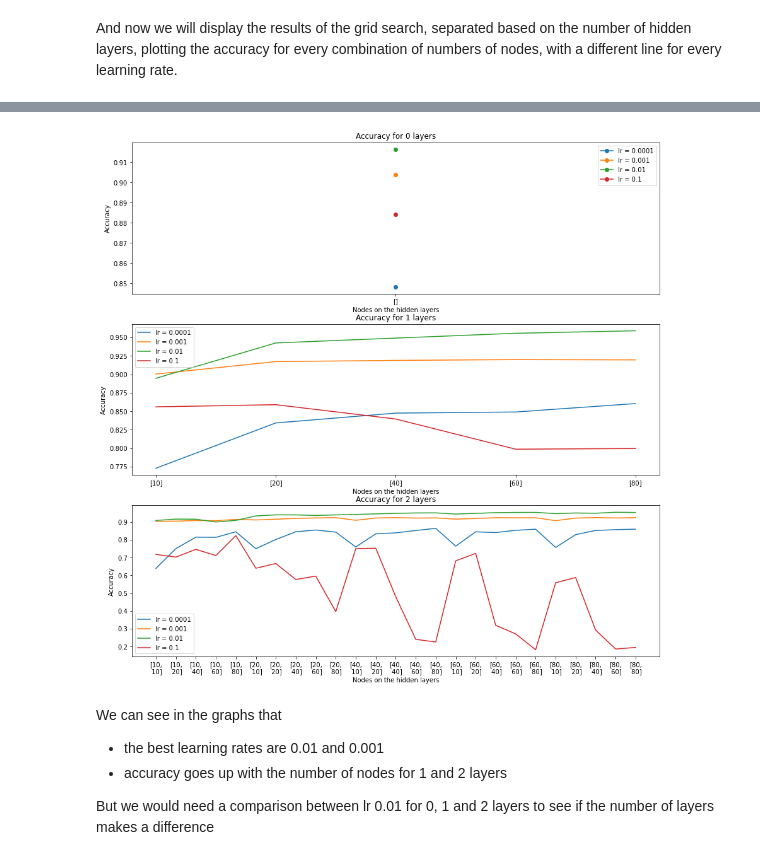
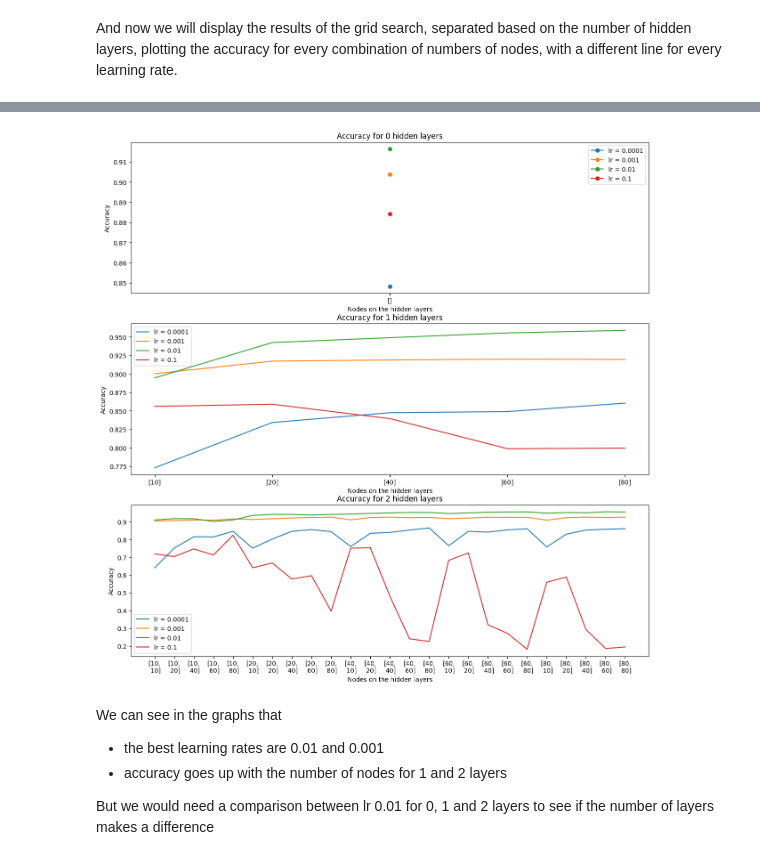
Before and after one commit to Oriol23/Making-a-perceptron-from-scratch, a Jupyter notebook: notebooks/Multi layered perceptron.ipynb, the cells around one changed output, grey strips where cells are left out. Drawn from its saved outputs; the diff is of its cells as text; code cells hidden in the pictures.

```diff
--- a/notebooks/Multi layered perceptron.ipynb
+++ b/notebooks/Multi layered perceptron.ipynb
@@ -167,6 +170,11 @@ class Output_Layer():
         self.b -= lr*self.db
 # %%
 class Network:
+    """Creates a Network to concatenate layers.
+
+    Args:
+			None
+    """
     def __init__(self):
         self.layers = []
 
@@ -175,17 +183,13 @@ class Network:
 
     def forward(self,y):
         for l in self.layers:
-            #y = l.linear_forward(y)
-            #y = l.activation_forward(y)
-
             y = l.activation_forward(l.linear_forward(y))
 
-        return y                 #returns p
+        return y
 
     def backward(self,z):
         for l in self.layers[::-1]:
             z = l.backward(z)
-        #return z               #I don't need backward to return A(1)
 
     def update(self,lr):
         for l in self.layers:
@@ -482,8 +560,16 @@ It took  315.23011207580566  seconds
 And now we will display the results of the grid search, separated based on the number of hidden layers, plotting the accuracy for every combination of numbers of nodes, with a different line for every learning rate.
 # %%
 def disp_gs_results(accuracy_dict,lr_or_ne):
-#the results are separated based on the number of hidden layers, and the accuracy is plotted for every combination of
-#the number of nodes, with every line representing a different learning rate or number of training epochs.
+    """Displays the results of a grid search, as plots separated based on the number of hidden layers. The
+    accuracy is plotted for every combination of the number of nodes, with every line representing a different
+    learning rate or number of training epochs.
+
+    Args:
+        accuracy_dict: a list of dictionaries containing the results of the grid search
+        lr_or_ne: a string that is either 'lr' to plot different learning rates or 'ne' to plot different number
+        of epochs
+    """
+
     L = len(accuracy_dict)
     nodes = []
     accuracy = []
@@ -522,19 +608,8 @@ def disp_gs_results(accuracy_dict,lr_or_ne):
             else:
                 ax[h].plot(nodes[h][i], accuracy[h][i], label = lab)
         #ax[h].set_ylim([0,1])
-        ax[h].set_title('Accuracy for '+str(n_layers[h])+' layers')
+        ax[h].set_title('Accuracy for '+str(n_layers[h])+' hidden layers')
         ax[h].set_xlabel('Nodes on the hidden layers')
         ax[h].set_ylabel('Accuracy')
         ax[h].legend()
     plt.show()
-#len(beta_list) is however many plots you have, so L = len(accuracy_dict)
-
-#num_columns = 3
-#fig, ax = plt.subplots(divmod(L,num_columns)[0],num_columns,figsize=(15,15))
-#for b in range(L):
-#    im=ax[divmod(b,3)[0],divmod(b,3)[1]].imshow(thrs_dist[b],origin='lower',extent=(GAthrs[0],GAthrs[-1],AEthrs[0],AEthrs[-1]),aspect='auto',cmap=plt.cm.Blues)
-#    ax[divmod(b,3)[0],divmod(b,3)[1]].set_xlabel('GA')
-#    ax[divmod(b,3)[0],divmod(b,3)[1]].set_ylabel('AE')
-#    ax[divmod(b,3)[0],divmod(b,3)[1]].set_title('beta = '+str(beta_list[b]))
-#    fig.colorbar(im)
-#plt.show()
@@ -541,10 +618,13 @@ def disp_gs_results(accuracy_dict,lr_or_ne):
 # %%
 #import gs_2 for this example
-with open('gs_2.pkl', 'rb') as f:
-    accuracy_dict, parameters, time = pickle.load(f)
+
+grid = "gs_2.pkl"
+grid_path = Path.cwd() / "grid_searches" / grid
+with open(grid_path, 'rb') as f:
+    accuracy_dict, parameters = pickle.load(f)
 disp_gs_results(accuracy_dict,'lr')
 # %% [output]
-[figure, old version]
+[figure, new version]
 # %% [markdown]
 We can see in the graphs that
 - the best learning rates are 0.01 and 0.001
```
Also changed, not shown: parts of 29 cells of this notebook, 8 other files.
